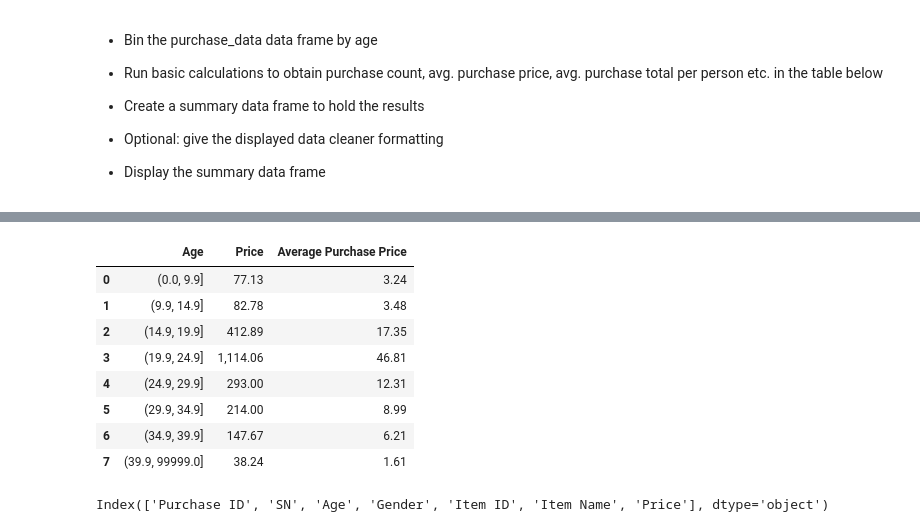
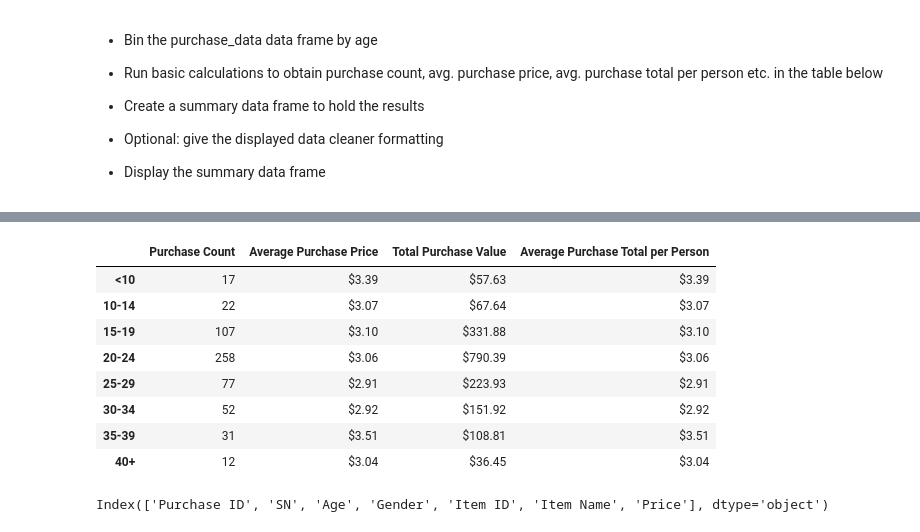
Before and after one commit to vittalsiddaiah/UTDataAnalyticsAssignments, a Jupyter notebook: Python/assignments/Numpy-Pandas/Instructions/HeroesOfPymoli/HeroesOfPymoli_starter.ipynb, the cells around one changed output, grey strips where cells are left out. Saved outputs shown, nothing was run; the diff lists cells and outputs as text; code cells hidden in the pictures.

```diff
--- a/Python/assignments/Numpy-Pandas/Instructions/HeroesOfPymoli/HeroesOfPymoli_starter.ipynb
+++ b/Python/assignments/Numpy-Pandas/Instructions/HeroesOfPymoli/HeroesOfPymoli_starter.ipynb
@@ -226,20 +207,32 @@ df_grp[['Percentage of Players','Total Count']]
-# %%
-df = purchase_data
-pd.options.display.float_format = '{:,.2f}'.format
-df_grp = df.groupby(pd.cut(df.Age,bins=age_bins))['SN'].count().reset_index()
-df_grp = df.groupby(pd.cut(df.Age,bins=age_bins))['Price'].sum().reset_index()
-df_grp['Average Purchase Price'] = df_grp.Price/df_grp.Price.sum()*100
-df_grp
-# %% [output]
-|  | Age | Price | Average Purchase Price |
-| 0 | (0.0, 9.9] | 77.13 | 3.24 |
-| 1 | (9.9, 14.9] | 82.78 | 3.48 |
-| 2 | (14.9, 19.9] | 412.89 | 17.35 |
-| 3 | (19.9, 24.9] | 1,114.06 | 46.81 |
-| 4 | (24.9, 29.9] | 293.00 | 12.31 |
-| 5 | (29.9, 34.9] | 214.00 | 8.99 |
-| 6 | (34.9, 39.9] | 147.67 | 6.21 |
-| 7 | (39.9, 99999.0] | 38.24 | 1.61 |
+# %%
+df = purchase_data.drop_duplicates(['SN'])
+df_grp = df.groupby(pd.cut(df.Age,bins=age_bins))['Purchase ID', 'Price']
+
+df_Cnt = df_grp.count().reset_index()
+df_Cnt = df_Cnt.rename(columns = {'Purchase ID':'Purchase Count'})
+
+df_Avg   = df_grp.mean().reset_index()
+df_AvgPP = df_Avg.rename(columns = {'Price':'Average Purchase Price'})
+df_AvgTP = df_Avg.rename(columns = {'Price':'Average Purchase Total per Person'})
+
+df_TPV = df_grp.sum().reset_index()
+df_TPV = df_TPV.rename(columns = {'Price':'Total Purchase Value'})
+
+df = df_TPV.merge(df_AvgPP, on='Age').merge(df_AvgTP, on='Age').merge(df_Cnt, on='Age').reset_index()
+df['AgeGroup'] = group_names
+df = df.set_index(['AgeGroup'])
+del df.index.name
+df[['Purchase Count', 'Average Purchase Price','Total Purchase Value', 'Average Purchase Total per Person']]
+# %% [output]
+|  | Purchase Count | Average Purchase Price | Total Purchase Value | Average Purchase Total per Person |
+| <10 | 17 | $3.39 | $57.63 | $3.39 |
+| 10-14 | 22 | $3.07 | $67.64 | $3.07 |
+| 15-19 | 107 | $3.10 | $331.88 | $3.10 |
+| 20-24 | 258 | $3.06 | $790.39 | $3.06 |
+| 25-29 | 77 | $2.91 | $223.93 | $2.91 |
+| 30-34 | 52 | $2.92 | $151.92 | $2.92 |
+| 35-39 | 31 | $3.51 | $108.81 | $3.51 |
+| 40+ | 12 | $3.04 | $36.45 | $3.04 |
 # %%
 purchase_data.columns
 # %% [output]
```
Also changed, not shown: parts of 2 cells of this notebook.
